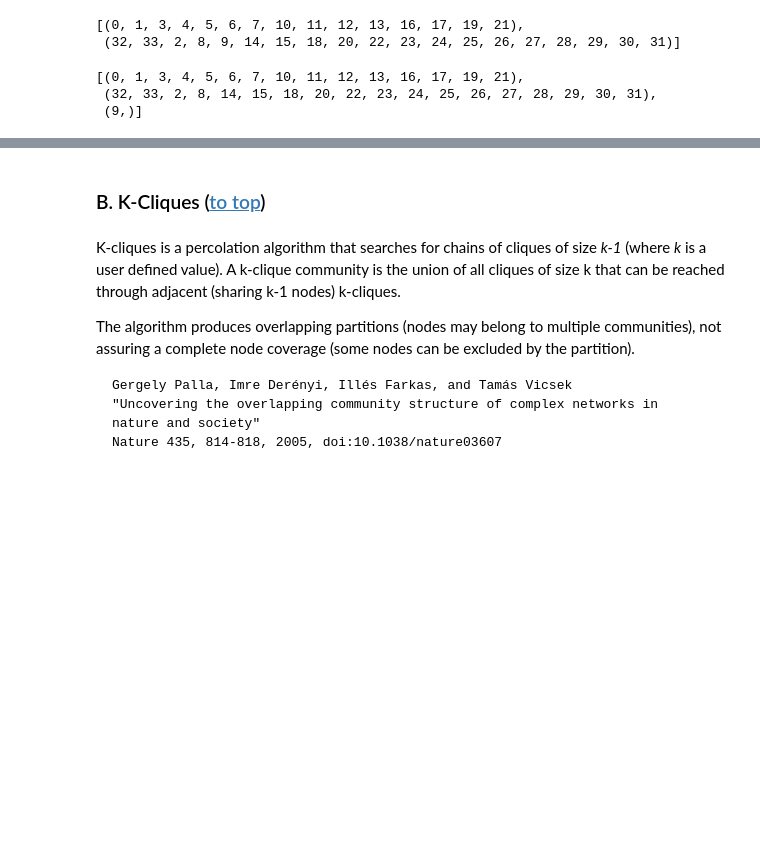
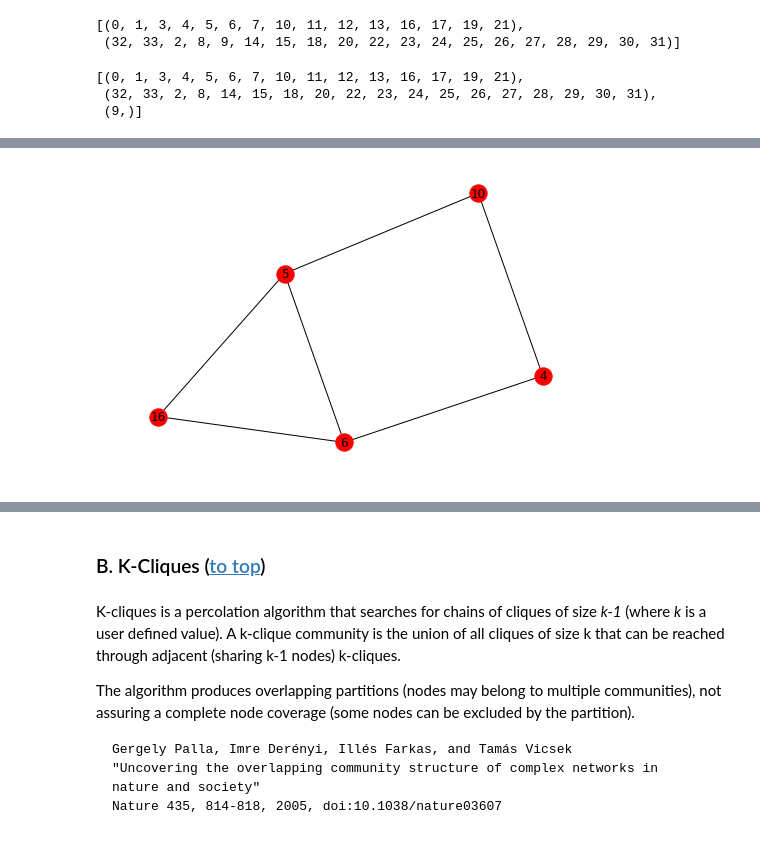
Before and after one commit to KDDComplexNetworkAnalysis/CNA_Tutorials, a Jupyter notebook: CommunityDiscovery.ipynb, the cells around one changed output, grey strips where cells are left out. Saved outputs shown, nothing was run; the diff lists cells and outputs as text; code cells hidden in the pictures; blank space fills up the shorter version.

```diff
--- a/CommunityDiscovery.ipynb
+++ b/CommunityDiscovery.ipynb
@@ -86,0 +81,4 @@ gn_coms
+# %%
+nx.draw(g.subgraph(coms_gn[2]), with_labels=True)
+# %% [output]
+[figure, added]
```
Also changed, not shown: parts of 17 cells of this notebook.
